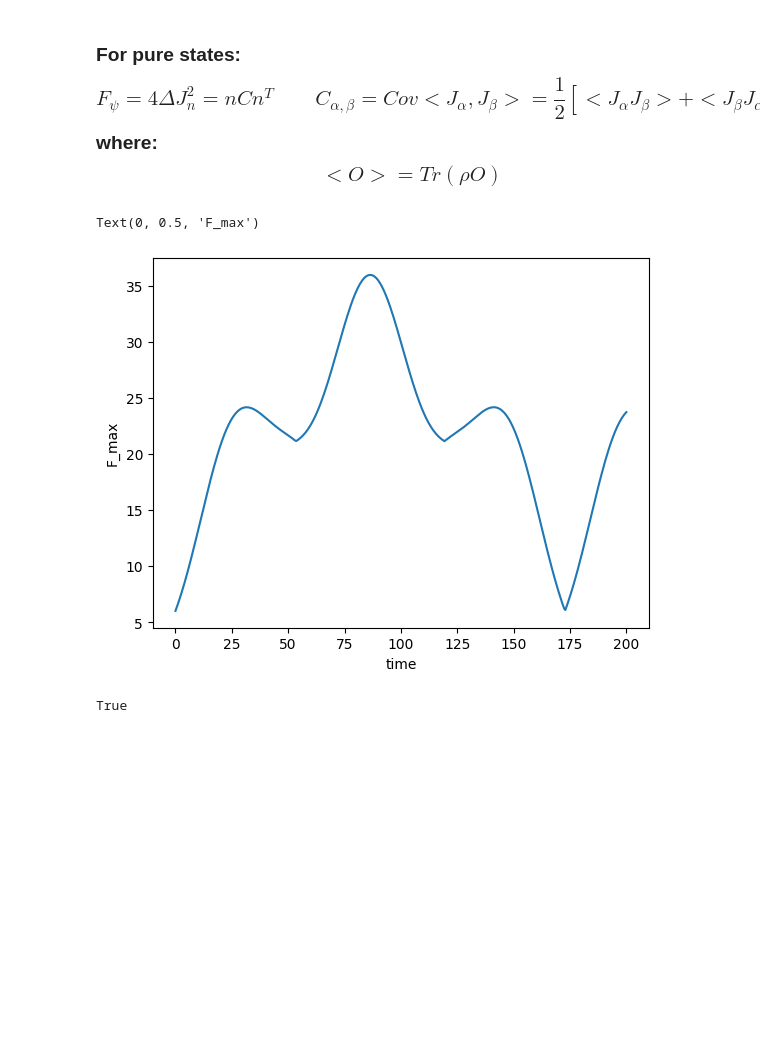
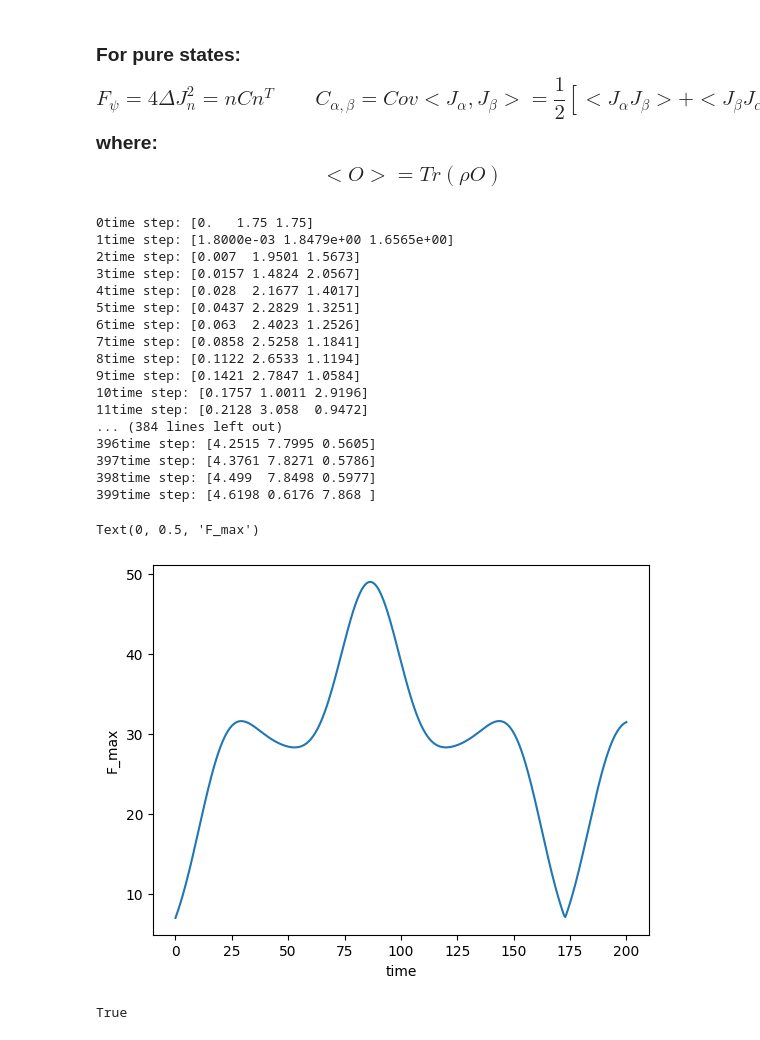
Before and after one commit to NiRVANA1331/Spin-Squeezing-in-Tmons, a Jupyter notebook: main.ipynb, the cells around one changed output. Cells and saved outputs as stored; diff of their text form; code cells hidden in the pictures; blank space fills up the shorter version.

```diff
--- a/main.ipynb
+++ b/main.ipynb
@@ -29,7 +29,7 @@ $$v^n_{i-1} = (\sqrt{8 E^n_c E^n_j})i - 0.5*E^n_c i (i+1) $$
 with default values set as $v \approx 60 * 100Mhz$, $g = 100Mhz$, $\omega = 55*100MHz$
 # %%
 #initialize system
-N = 6
+N = 7
 Nlevel = Ntrunc
 Ej, Ec, g_arr, omega = generate_tmon_arch(N,Nlevel)
 sys1 = tmon_system(N, Nlevel, Ec, Ej, g_arr, omega)
@@ -67,7 +69,7 @@ Quantum object: dims = [[3], [3]], shape = (3, 3), type = oper, isherm = True $
 H = sys1.H_I()
 print(sys1.self_energy)
 #[psi_2,psi_2,psi_2,psi_2]
-psi0 = tensor(psi_2,psi_2,psi_2,psi_2, psi_2,psi_2) #sys1.tensor_projection_op(0,1,1, dim = None)
+psi0 = tensor(psi_2,psi_2,psi_2,psi_2, psi_2, psi_2,psi_2) #sys1.tensor_projection_op(0,1,1, dim = None)
 #psi0 = psi0 / psi0.norm() #normalize vector
 times = np.linspace(0,200,400) #time scale is ~ 1/freq of self energy
 options = Options()
@@ -165,26 +170,46 @@ def C_matrix(rho, J_arr):
 # %%
 #Maximum Eigenvalue
 #when n is the eigenvector with maximum eigen value of C, FI is maximized
 # Define the matrix
 FI_max_arr = []
 optimal_evec = []
+i = 0
 for state in tqdm(result.states):
     matrix = C_matrix(state, J_arr)
     eigenvalues, eigenvectors = np.linalg.eig(matrix)
+    print(str(i) + "time step: " + str(np.around(eigenvalues.real, 4)))
     max_index = np.argmax(eigenvalues)
     max_eigenvalue = eigenvalues[max_index]
     max_eigenvector = eigenvectors[max_index]
     FI_max_arr.append(4*max_eigenvalue)
     optimal_evec.append(max_eigenvector)
+    i = i+1
 
 #Plot FI_max vs time/\theta
 #plt.figure(figsize=(15,10))
 plt.plot(times,FI_max_arr)
 plt.xlabel("time")
 plt.ylabel("F_max")
 # %% [output]
-Text(0, 0.5, 'F_max')
+0time step: [0.   1.75 1.75]
+1time step: [1.8000e-03 1.8479e+00 1.6565e+00]
+2time step: [0.007  1.9501 1.5673]
+3time step: [0.0157 1.4824 2.0567]
+4time step: [0.028  2.1677 1.4017]
+5time step: [0.0437 2.2829 1.3251]
+6time step: [0.063  2.4023 1.2526]
+7time step: [0.0858 2.5258 1.1841]
+8time step: [0.1122 2.6533 1.1194]
+9time step: [0.1421 2.7847 1.0584]
+10time step: [0.1757 1.0011 2.9196]
+11time step: [0.2128 3.058  0.9472]
+... (384 lines left out)
+396time step: [4.2515 7.7995 0.5605]
+397time step: [4.3761 7.8271 0.5786]
+398time step: [4.499  7.8498 0.5977]
+399time step: [4.6198 0.6176 7.868 ]
+Text(0, 0.5, 'F_max')
-[figure, old version]
+[figure, new version]
 # %%
 def is_hermitian(matrix):
     return np.allclose(matrix, matrix.conj().T)
```
Also changed, not shown: parts of 9 cells of this notebook.
